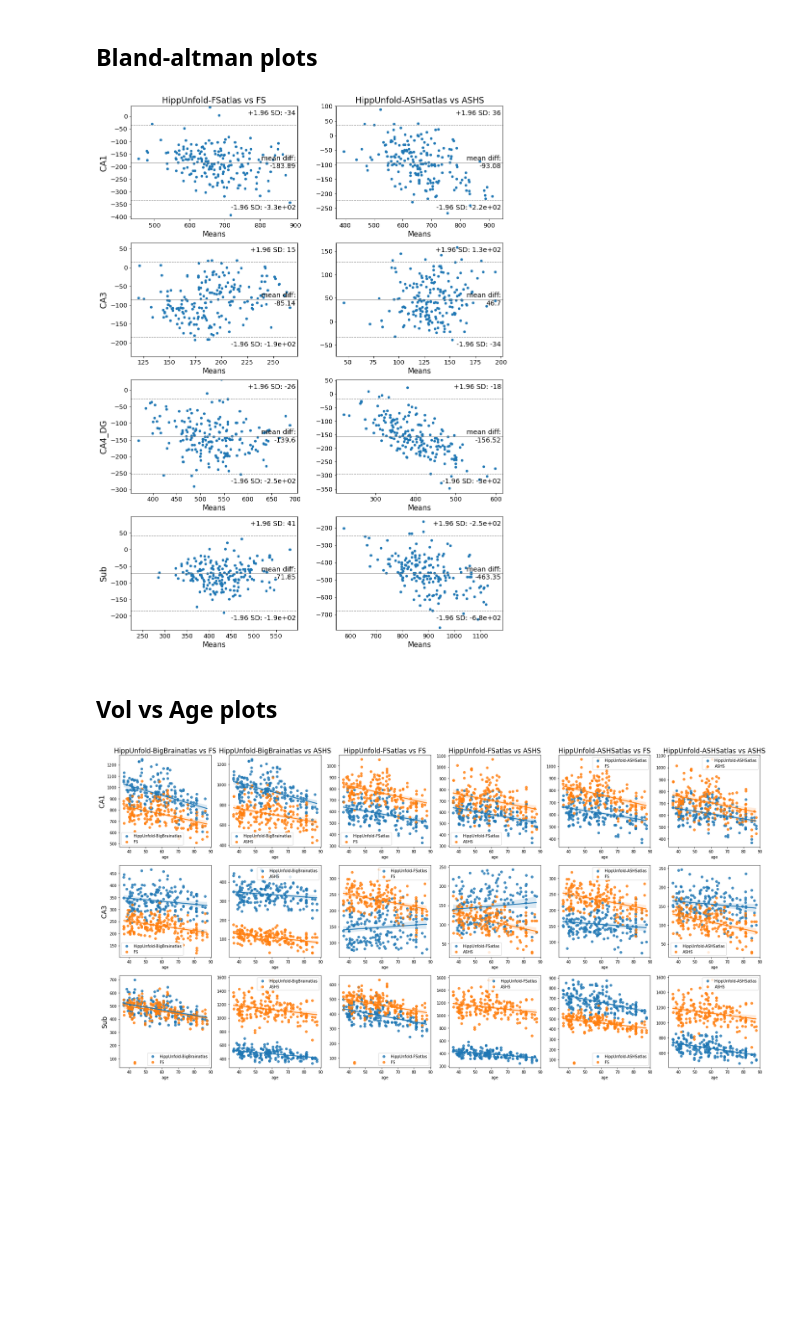
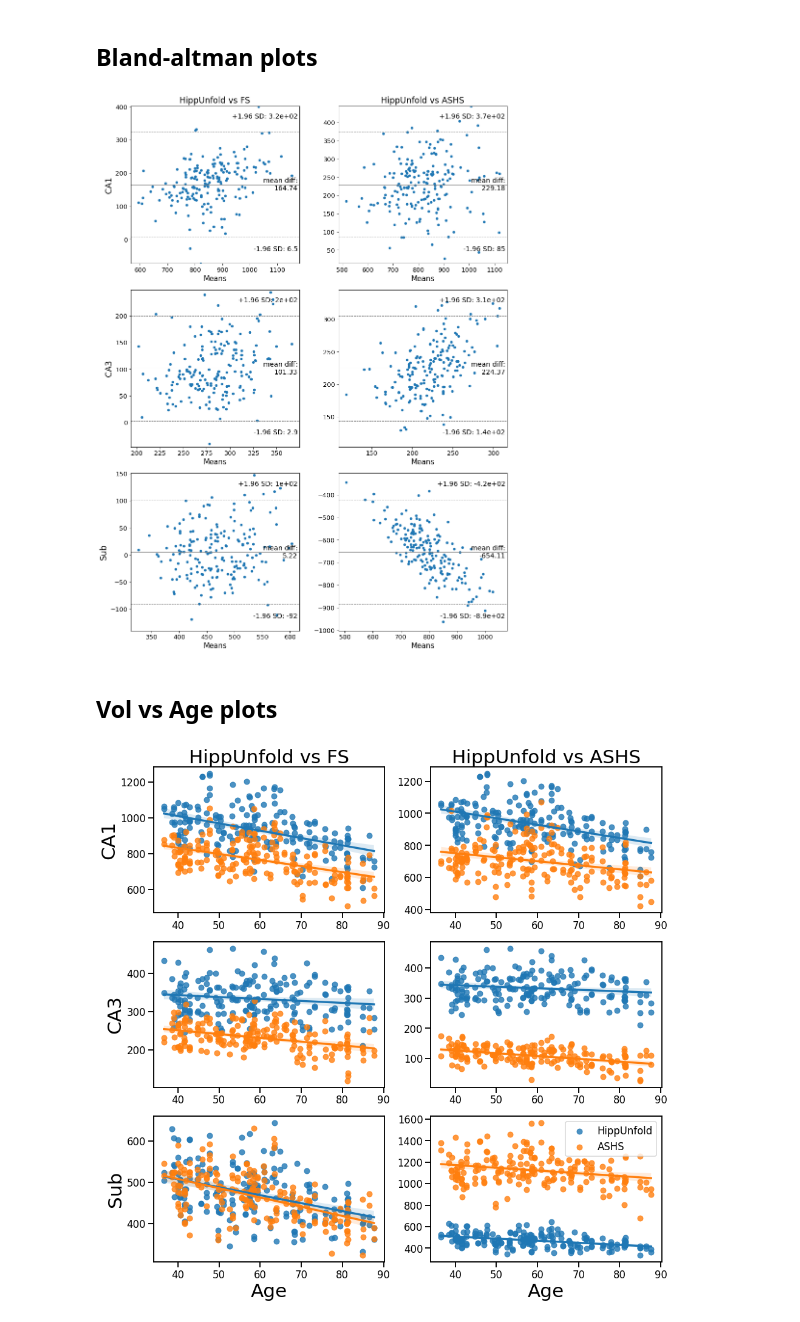
Before and after one commit to akhanf/hippunfold-fs-ashs-comparison, a Jupyter notebook: analysis.ipynb, the cells around one changed output. Cells and saved outputs as stored; diff of their text form; code cells hidden in the pictures; blank space fills up the shorter version.

Commit message:
update and add figures

```diff
--- a/analysis.ipynb
+++ b/analysis.ipynb
@@ -12,7 +12,7 @@ df_demog = (pd
 methods = ['freesurfer','ashs',
                'hippunfold-t1-freesurferatlas','hippunfold-t1-magdeburgatlas','hippunfold-t1-bigbrainatlas']
 methods_abbr = ['FS','ASHS',
-                       'HippUnfold-FSatlas','HippUnfold-ASHSatlas','HippUnfold-BigBrainatlas']
+                       'HippUnfold-FSatlas','HippUnfold-ASHSatlas','HippUnfold']
 
 id_cols = ['subject','hemi','age','sex']
 
@@ -36,7 +36,8 @@ df = pd.concat( [(pd
             for method,abbr in zip(methods,methods_abbr) ]   #concatenate all the tidy tables
          )
 
-
+#remove the two subjects where Freesurfer failed
+df = df.query("subject != 'sub-9578406' and subject != 'sub-7175272'")
 df = df.reset_index()
 
 df.sample(20)
@@ -105,20 +108,21 @@ def plot_bland_altman(df,methods1,methods2,subfields,figsize=(18,16)):
 # %%
 #compare hippunfold (T1) with FS and ASHS (using corresponding hippunfold atlases)
 
-subfields = ['CA1','CA3','CA4_DG','Sub']
+subfields = ['CA1','CA3','Sub']
 
-methods1 = ['HippUnfold-FSatlas','HippUnfold-ASHSatlas']
+methods1 = ['HippUnfold','HippUnfold']
 methods2 = ['FS','ASHS']
-plot_bland_altman(df,methods1,methods2,subfields,figsize=(12,16))
+fig1 = plot_bland_altman(df,methods1,methods2,subfields,figsize=(12,16))
+fig1.savefig('figure_bland_altman.png')
 # %% [output]
-[figure, old version]
+[figure, new version]
 # %% [markdown]
 ## Vol vs Age plots
 # %%
 import seaborn as sns
 
-
-def plot_scatter(df,methods1,methods2,subfields,figsize=(30,15)):
+sns.set_context('talk')
+def plot_scatter(df,methods1,methods2,subfields,figsize=(15,15)):
 
 
     f, axs = plt.subplots(ncols=len(methods1),nrows=len(subfields), figsize=figsize,squeeze=False)
@@ -136,7 +140,7 @@ def plot_scatter(df,methods1,methods2,subfields,figsize=(30,15)):
                              )
                             ,x='age',y='volume',ax=axs[j][i],label=method2)
 
-            axs[j,i].legend()
+            #axs[j,i].legend()
 
     #add column and row labels:
 
@@ -146,21 +150,36 @@ def plot_scatter(df,methods1,methods2,subfields,figsize=(30,15)):
 
     for ax, col in zip(axs[0], cols):
         ax.set_title(col,size='xx-large')
-
+        ax.
     for ax, row in zip(axs[:,0], rows):
         ax.set_ylabel(row, rotation=90, size='xx-large')
+
 
     if len(cols)>1:
         for j in range(1,len(cols)):
             for ax in axs[:,j]:
                 ax.set_ylabel('')
+
+    if len(rows)>1:
+        for i in range(0,len(rows)):
+            for ax in axs[i,:]:
+                ax.set_xlabel('')
+
+
+    for ax in axs[len(rows)-1,:]:
+        ax.set_xlabel('Age',size='xx-large')
+
+
+
+    return f
 # %%
 #compare hippunfold run on T1w (and various atlases) with FS and ASHS
 
-methods1 = ['HippUnfold-BigBrainatlas','HippUnfold-BigBrainatlas','HippUnfold-FSatlas','HippUnfold-FSatlas','HippUnfold-ASHSatlas','HippUnfold-ASHSatlas']
-methods2 = ['FS','ASHS','FS','ASHS','FS','ASHS']
+methods1 = ['HippUnfold','HippUnfold']
+methods2 = ['FS','ASHS']
 subfields = ['CA1','CA3','Sub']
 
-plot_scatter(df,methods1,methods2,subfields)
+fig2 = plot_scatter(df,methods1,methods2,subfields)
+fig2.savefig('figure_age_scatter.png')
 # %% [output]
-[figure, old version]
+[figure, new version]
```
Also changed, not shown: parts of 2 cells of this notebook, 2 other files.
